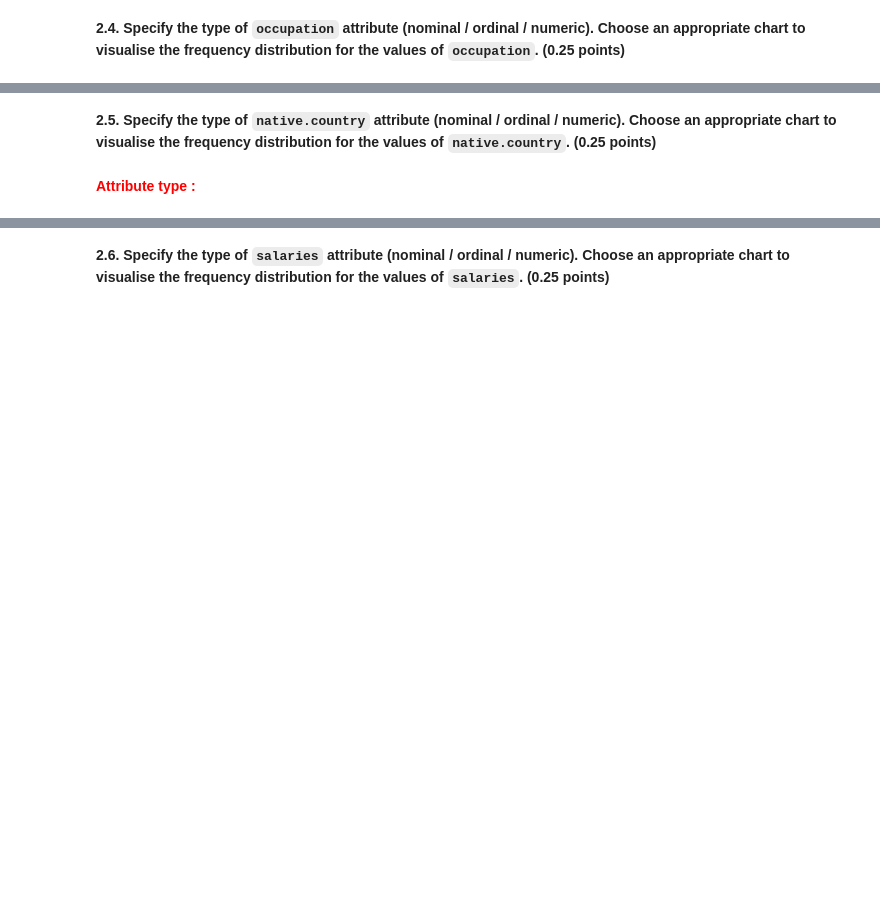
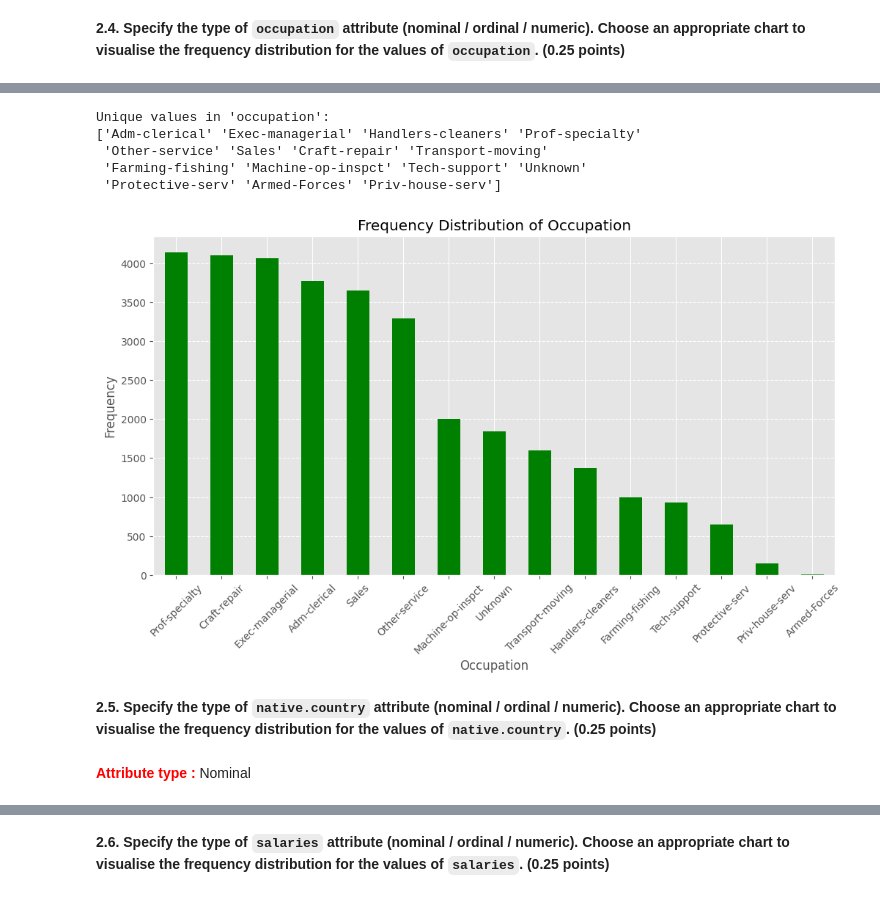
Before and after one commit to Sulaiman29/BDA_HW1, a Jupyter notebook: BDA2025Spring_HW1.ipynb, the cells around one changed output, grey strips where cells are left out. Drawn from its saved outputs; the diff is of its cells as text; code cells hidden in the pictures; blank space fills up the shorter version.

```diff
--- a/BDA2025Spring_HW1.ipynb
+++ b/BDA2025Spring_HW1.ipynb
@@ -231,4 +343,33 @@ Hint: Do not forget the data preprocessing part. First look for any unusual valu
+# %%
+# Clean the occupation column by stripping whitespace
+data['occupation'] = data['occupation'].str.strip()
+# Replace '?' with 'Unknown' (if needed)
+data['occupation'] = data['occupation'].replace('?', 'Unknown')
+
+# Check for unique values in the occupation column
+print("Unique values in 'occupation':")
+print(data['occupation'].unique())
+
+# Check the frequency distribution of occupation
+occupation_counts = data['occupation'].value_counts()
+
+# Create a bar chart to visualize the frequency distribution
+plt.figure(figsize=(12, 6))
+occupation_counts.plot(kind='bar', color='green')
+plt.title('Frequency Distribution of Occupation')
+plt.xlabel('Occupation')
+plt.ylabel('Frequency')
+plt.xticks(rotation=45)
+plt.grid(axis='y', linestyle='--')
+plt.show()
+# %% [output]
+Unique values in 'occupation':
+['Adm-clerical' 'Exec-managerial' 'Handlers-cleaners' 'Prof-specialty'
+ 'Other-service' 'Sales' 'Craft-repair' 'Transport-moving'
+ 'Farming-fishing' 'Machine-op-inspct' 'Tech-support' 'Unknown'
+ 'Protective-serv' 'Armed-Forces' 'Priv-house-serv']
+[figure, added]
 # %% [markdown]
 **2.5. Specify the type of `native.country` attribute (nominal / ordinal / numeric). Choose an appropriate chart to visualise the frequency distribution for the values of `native.country`. (0.25 points)**
 # %% [markdown]
-**<font color='red'>Attribute type :</font>**
+**<font color='red'>Attribute type :</font>** Nominal
```
Also changed, not shown: parts of 91 cells of this notebook.
